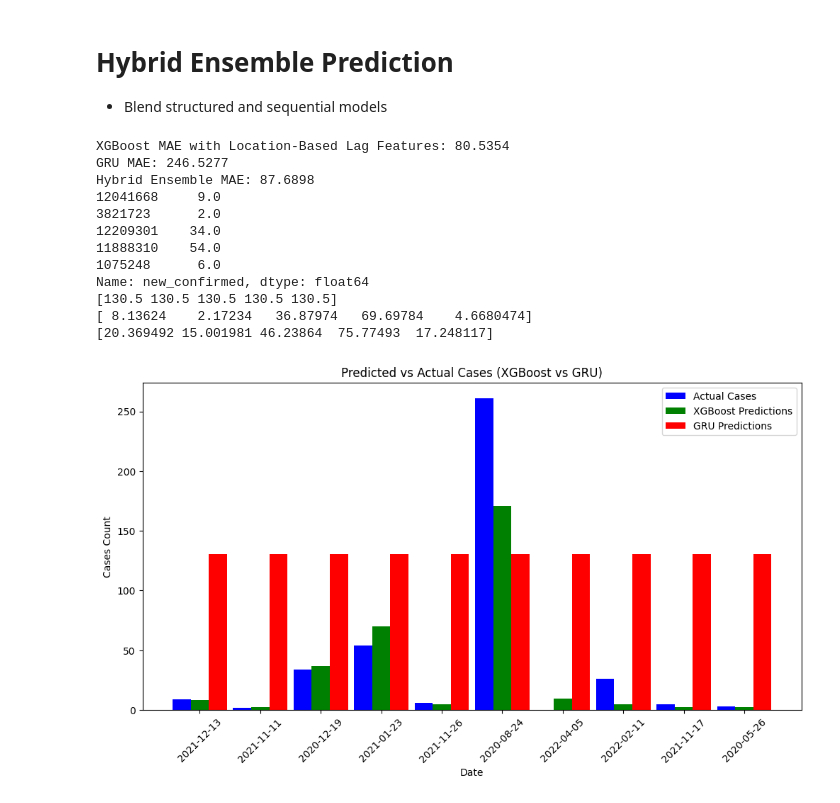
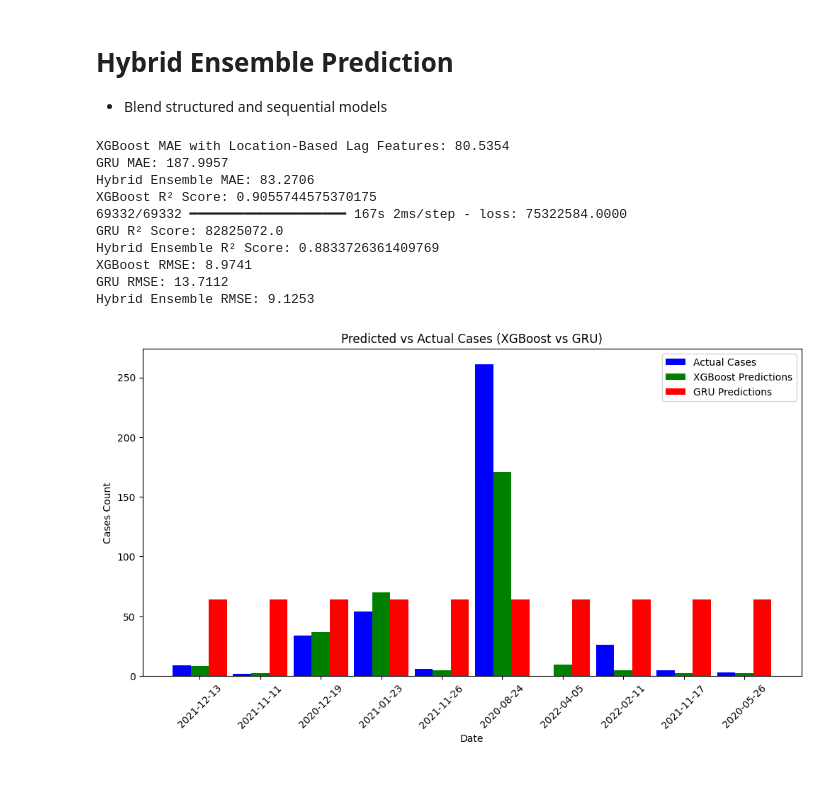
Before and after one commit to dreyes53/msml651-epidemic-predictor, a Jupyter notebook: MSML651_final.ipynb, the cells around one changed output. Drawn from its saved outputs; the diff is of its cells as text; code cells hidden in the pictures.

```diff
--- a/MSML651_final.ipynb
+++ b/MSML651_final.ipynb
@@ -206,6 +203,6 @@ lr_scheduler = ReduceLROnPlateau(monitor="val_loss", factor=0.5, patience=3, min
 gru_model.compile(loss="mean_squared_error", optimizer=optimizer)
 train_dataset = tf.data.Dataset.from_tensor_slices((X_train_gru, y_train)).batch(2048).prefetch(tf.data.AUTOTUNE)
 
-gru_model.fit(train_dataset, epochs=1, validation_data=(X_test_gru, y_test), callbacks=[lr_scheduler])
+gru_model.fit(train_dataset, epochs=20, validation_data=(X_test_gru, y_test), callbacks=[lr_scheduler])
 gru_preds = gru_model.predict(X_test_gru).flatten()
 # %% [output]
@@ -215,6 +227,7 @@ gru_preds = gru_model.predict(X_test_gru).flatten()
 # Hybrid Ensemble Prediction
 *   Blend structured and sequential models
 # %%
+from sklearn.metrics import r2_score
 
 ensemble_preds = 0.9 * xgb_preds + 0.1 * gru_preds
 
@@ -225,48 +238,51 @@ mae_ensemble = mean_absolute_error(y_test, ensemble_preds)
 print(f"XGBoost MAE with Location-Based Lag Features: {mae_xgb:.4f}")
 print(f"GRU MAE: {mae_gru:.4f}")
 print(f"Hybrid Ensemble MAE: {mae_ensemble:.4f}")
-print(y_test.head())
-print(gru_preds[:5])
-print(xgb_preds[:5])
-print(ensemble_preds[:5])
+
+print(f"XGBoost R² Score: {xgb_model.score(X_test, y_test)}")
+print(f"GRU R² Score: {gru_model.evaluate(X_test_gru, y_test)}")
+print(f"Hybrid Ensemble R² Score: {r2_score(y_test, ensemble_preds)}")
+
+print(f"XGBoost RMSE: {np.sqrt(mae_xgb):.4f}")
+print(f"GRU RMSE: {np.sqrt(mae_gru):.4f}")
+print(f"Hybrid Ensemble RMSE: {np.sqrt(mae_ensemble):.4f}")
 # %% [output]
 XGBoost MAE with Location-Based Lag Features: 80.5354
-GRU MAE: 246.5277
-Hybrid Ensemble MAE: 87.6898
-12041668     9.0
-3821723      2.0
-12209301    34.0
-11888310    54.0
-1075248      6.0
-Name: new_confirmed, dtype: float64
-[130.5 130.5 130.5 130.5 130.5]
-[ 8.13624    2.17234   36.87974   69.69784    4.6680474]
-[20.369492 15.001981 46.23864  75.77493  17.248117]
+GRU MAE: 187.9957
+Hybrid Ensemble MAE: 83.2706
+XGBoost R² Score: 0.9055744575370175
+69332/69332 ━━━━━━━━━━━━━━━━━━━━ 167s 2ms/step - loss: 75322584.0000
+GRU R² Score: 82825072.0
+Hybrid Ensemble R² Score: 0.8833726361409769
+XGBoost RMSE: 8.9741
+GRU RMSE: 13.7112
+Hybrid Ensemble RMSE: 9.1253
 # %%
 df_actual = y_test.to_frame().merge(merged_df[["date"]], left_index=True, right_index=True)[:10]
 
 df_results = pd.DataFrame({
     "date": df_actual["date"],
     "actual_cases": df_actual["new_confirmed"],
     "xgboost_pred": xgb_preds[:10],
-    "gru_pred": gru_preds[:10]
+    "gru_pred": gru_preds[:10],
+    "ensemble_preds": ensemble_preds[:10]
 })
 
 # Define bar width & positions
-x_labels = df_results["date"].dt.strftime("%Y-%m-%d")  # Convert dates for readability
-x = np.arange(len(x_labels))  # Numeric positions for bars
-width = 0.3  # Space between bars
+x_labels = df_results["date"].dt.strftime("%Y-%m-%d")
+x = np.arange(len(x_labels))
+width = 0.3
 
 plt.figure(figsize=(12, 6))
 plt.bar(x, df_results["actual_cases"], width, label="Actual Cases", color="blue")
 plt.bar(x + width, df_results["xgboost_pred"], width, label="XGBoost Predictions", color="green")
 plt.bar(x + width * 2, df_results["gru_pred"], width, label="GRU Predictions", color="red")
 
 plt.xlabel("Date")
 plt.ylabel("Cases Count")
 plt.title("Predicted vs Actual Cases (XGBoost vs GRU)")
 plt.xticks(x + width, x_labels, rotation=45)
 plt.legend()
 plt.show()
 # %% [output]
-[figure, old version]
+[figure, new version]
```
Also changed, not shown: parts of 5 cells of this notebook.
